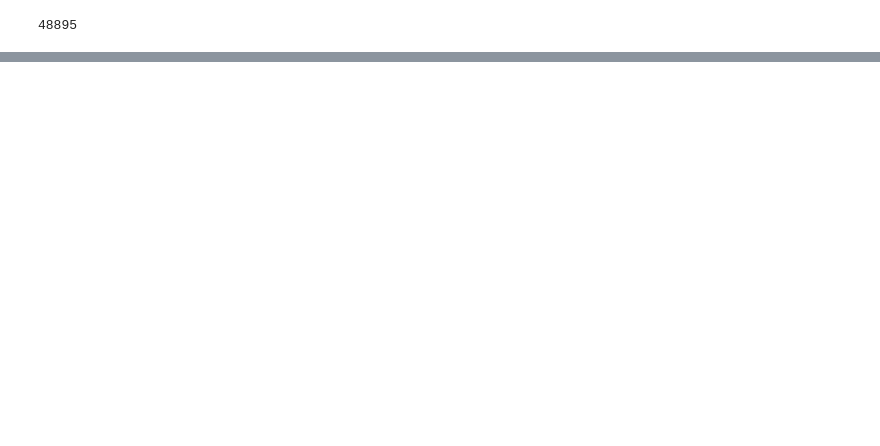
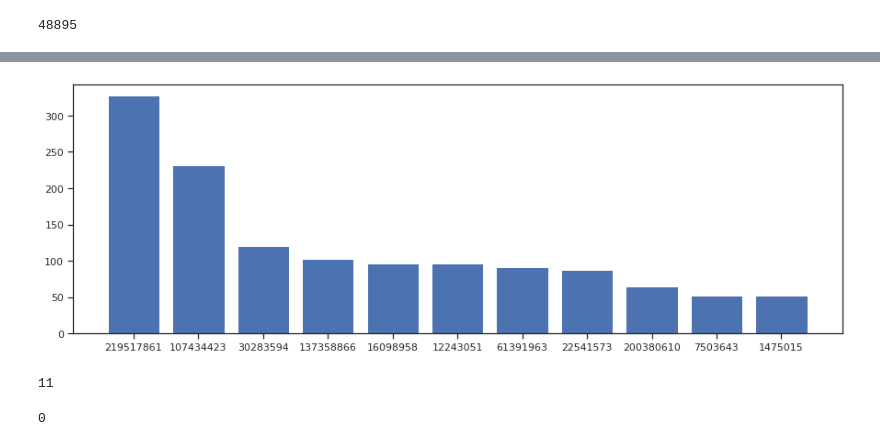
Before and after one commit to luisOliari/machine-learning-python-template, a Jupyter notebook: src/explore.ipynb, the cells around one changed output, grey strips where cells are left out. Saved outputs shown, nothing was run; the diff lists cells and outputs as text; code cells hidden in the pictures; blank space fills up the shorter version.

```diff
--- a/src/explore.ipynb
+++ b/src/explore.ipynb
@@ -159,0 +445,20 @@ df_airbnb['id'].nunique()
+# %%
+histogramas_de_host_aux = df_airbnb['host_id'].value_counts()
+
+histogramas_de_host = pd.DataFrame(histogramas_de_host_aux.values, columns=['frecuencia'])
+histogramas_de_host['host_id']=histogramas_de_host_aux.index
+
+fig=plt.figure(figsize=(15,5))
+histogramas_de_host_aux2 =histogramas_de_host[histogramas_de_host['frecuencia'] > 50]
+
+plt.bar(histogramas_de_host_aux2['host_id'].astype(str),histogramas_de_host_aux2['frecuencia'])
+plt.show()
+
+# cantidad de veces que aparce el host id, el host que tiene mas alquileres en alguna de sus propiedades.
+# %% [output]
+[figure, added]
+# %%
+# sacar los precios 0
+np.sum(df_airbnb['price']==0)
+# %% [output]
+11
@@ -159,0 +468,4 @@ df_airbnb['id'].nunique()
+# %%
+np.sum(df['price']==0)
+# %% [output]
+0
```
Also changed, not shown: parts of 50 cells of this notebook, 1 other file.
